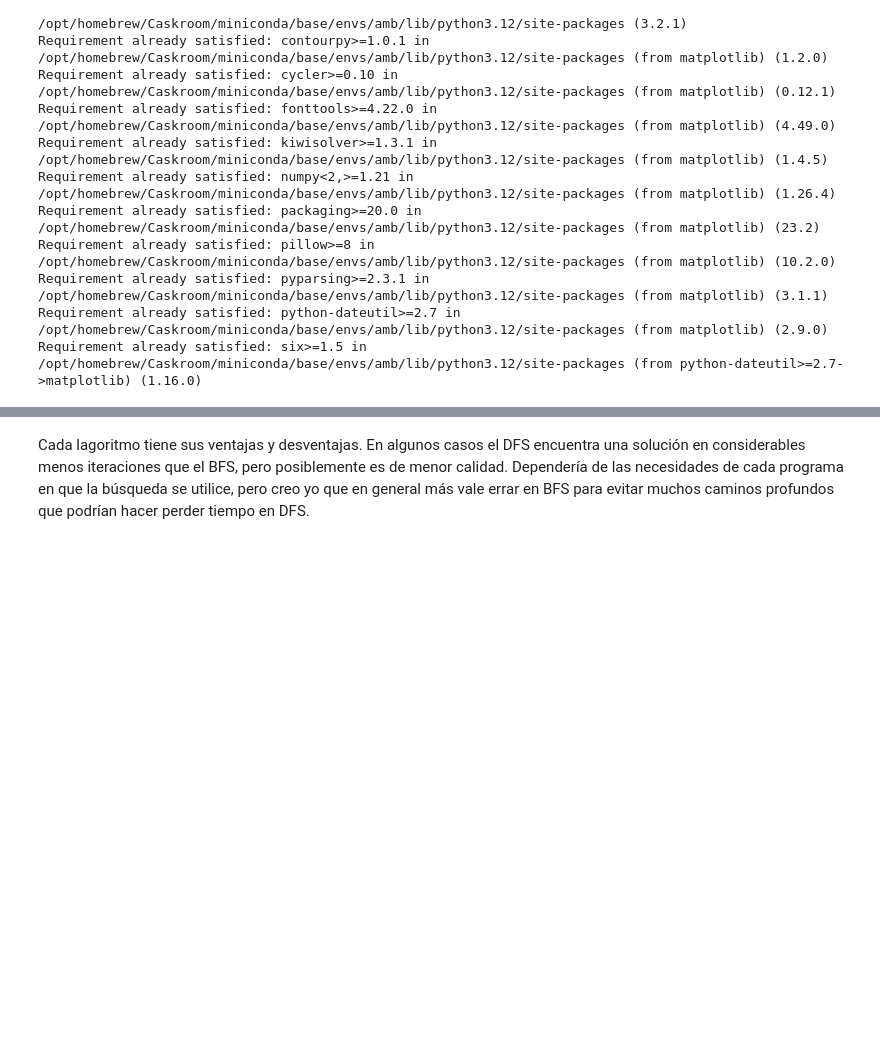
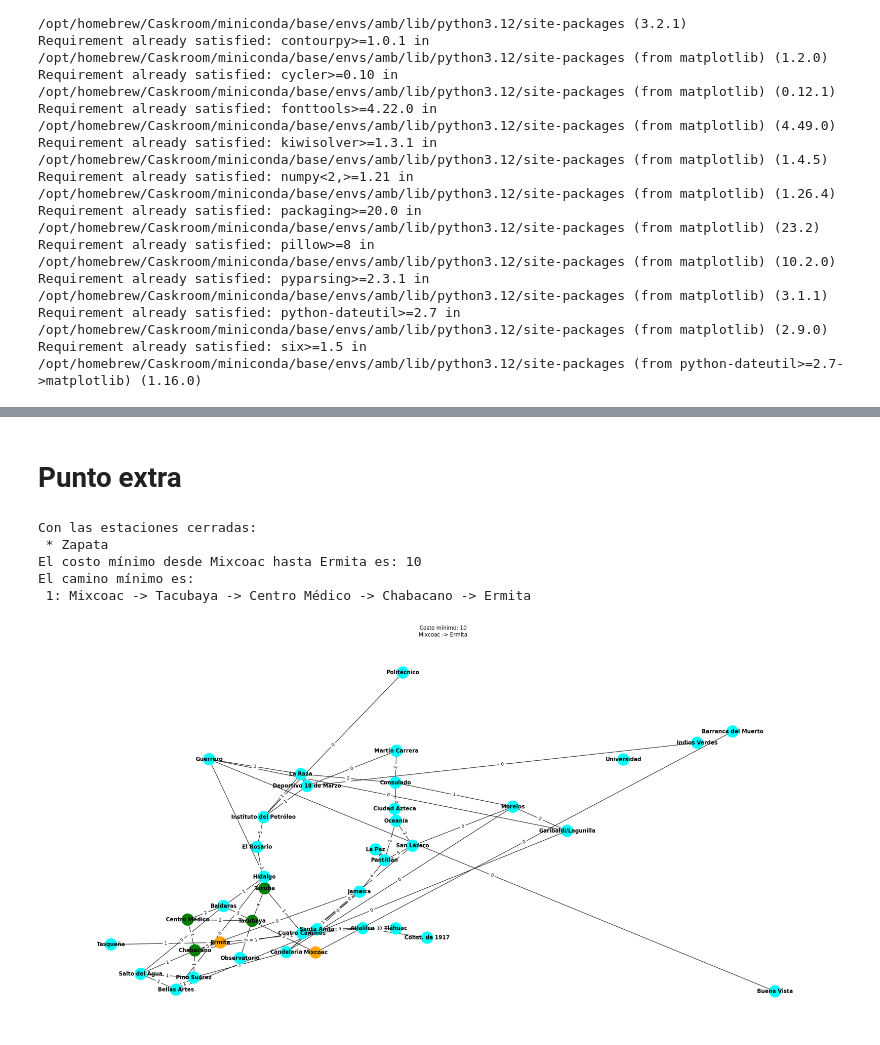
Before and after one commit to 0rphee/up, a Jupyter notebook: ia/Tareas/T3_Planeacion_de_rutas.ipynb, the cells around one changed output, grey strips where cells are left out. Cells and saved outputs as stored; diff of their text form; code cells hidden in the pictures; blank space fills up the shorter version.

```diff
--- a/ia/Tareas/T3_Planeacion_de_rutas.ipynb
+++ b/ia/Tareas/T3_Planeacion_de_rutas.ipynb
@@ -189,2 +193,53 @@ El camino mínimo es:
-# %% [markdown]
-Cada lagoritmo tiene sus ventajas y desventajas. En algunos casos el DFS encuentra una solución en considerables menos iteraciones que el BFS, pero posiblemente es de menor calidad. Dependería de las necesidades de cada programa en que la búsqueda se utilice, pero creo yo que en general más vale errar en BFS para evitar muchos caminos profundos que podrían hacer perder tiempo en DFS.
+# %% [markdown]
+# Punto extra
+# %%
+def cerrar_estaciones(grafo: dict[str, dict[str, int]], estaciones_a_cerrar: list[str]) -> dict[str, dict[str, int]]:
+    grafoActualizado: dict[str, dict[str, int]] = dict()
+    for k in grafo.keys():
+        # Se copian, pues sino se modificarían los valores del grafo original
+        grafoActualizado[k] = grafo[k].copy()
+
+    for estacion in estaciones_a_cerrar:
+        # Del pop obtenemos las demas estaciones con las que la estacion cerrada
+        # estaba conectada. Iteramos sobre cada elemento de esta lista para eliminar
+        # previas conecciones a la estacion cerrada.
+        lista_conectados = grafoActualizado.pop(estacion).keys()
+        for conectado in lista_conectados:
+            # Se deja pasar la excepción si dos estaciones adyacentes están cerradas.
+            try:
+                grafoActualizado[conectado].pop(estacion)
+            except KeyError:
+                pass
+    return grafoActualizado
+
+
+def main_extra() -> None:
+    # Nodo de inicio y nodo objetivo
+    # nodo_inicio = 'Mixcoac'
+    # nodo_objetivo = 'Ermita'
+    nodo_inicio: str = input("Ingrese la estación de inicio: ")
+    nodo_objetivo: str = input("Ingrese la estación final: ")
+
+    estaciones_cerradas: list[str] = []
+    while True:
+        estacion_cerrada_actual: str = input("Ingresa una estación cerrada (ENTER para terminar): ").strip()
+        if len(estacion_cerrada_actual) == 0:
+            break
+        estaciones_cerradas.append(estacion_cerrada_actual)
+
+    # Se crea una copia del grafo original sin las estaciones cerradas
+    grafoActualizado = cerrar_estaciones(grafo, estaciones_cerradas)
+
+    if estaciones_cerradas:
+        print(f"Con las estaciones cerradas:\n * {"\n * ".join(estaciones_cerradas)}")
+    # Se ejecuta la búsqueda, incluyendo la muestra de resultados y el gráfico
+    busqueda(grafoActualizado, nodo_inicio, nodo_objetivo, imprimir=False)
+
+main_extra()
+# %% [output]
+Con las estaciones cerradas:
+ * Zapata
+El costo mínimo desde Mixcoac hasta Ermita es: 10
+El camino mínimo es:
+ 1: Mixcoac -> Tacubaya -> Centro Médico -> Chabacano -> Ermita
+[figure, added]
```
Also changed, not shown: parts of 4 cells of this notebook.
